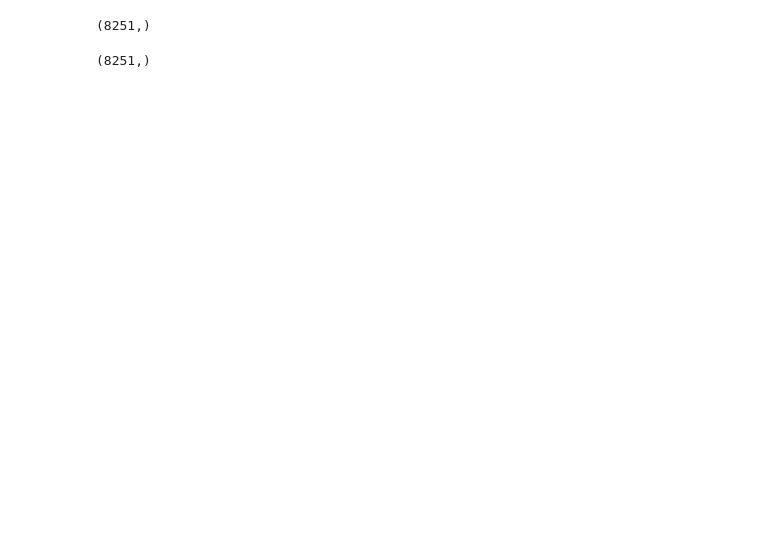
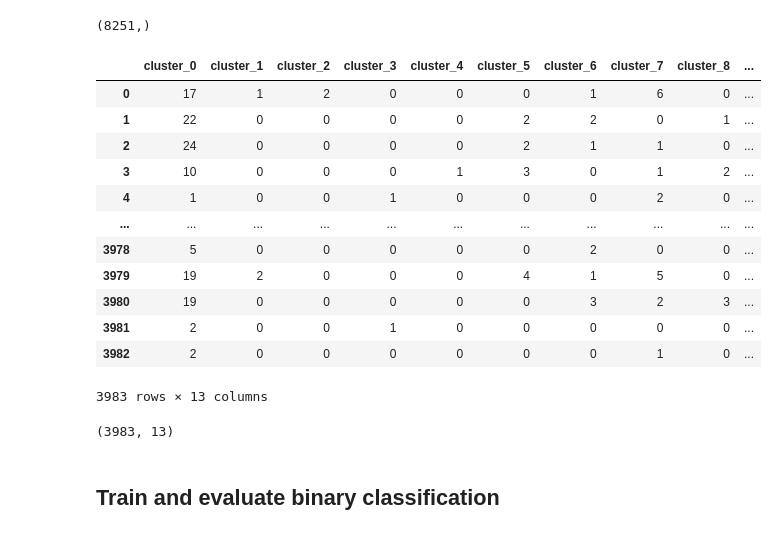
Before and after one commit to VasilikiZarkadoula/Advanced-Machine-Learning-Auth-2023, a Jupyter notebook: Assignment2/Assignment_2_Part_B.ipynb, the cells around one changed output. Saved outputs shown, nothing was run; the diff lists cells and outputs as text; code cells hidden in the pictures; blank space fills up the shorter version.

```diff
--- a/Assignment2/Assignment_2_Part_B.ipynb
+++ b/Assignment2/Assignment_2_Part_B.ipynb
@@ -254,0 +293,2 @@ cluster_sentences
+# %%
+cluster_t_sentences = sentence_cluster(test_sent, test_clusters)
@@ -343,7 +443,27 @@ train_doc_clustered
 train_binary_labels.shape
 # %% [output]
 (8251,)
-# %%
-train_binary_labels.shape
-# %% [output]
-(8251,)
+# %%
+test_doc_clustered = docs_per_cluster(k, test_doc_clustered)
+# %%
+test_doc_clustered
+# %% [output]
+|  | cluster_0 | cluster_1 | cluster_2 | cluster_3 | cluster_4 | cluster_5 | cluster_6 | cluster_7 | cluster_8 | ... |
+| 0 | 17 | 1 | 2 | 0 | 0 | 0 | 1 | 6 | 0 | ... |
+| 1 | 22 | 0 | 0 | 0 | 0 | 2 | 2 | 0 | 1 | ... |
+| 2 | 24 | 0 | 0 | 0 | 0 | 2 | 1 | 1 | 0 | ... |
+| 3 | 10 | 0 | 0 | 0 | 1 | 3 | 0 | 1 | 2 | ... |
+| 4 | 1 | 0 | 0 | 1 | 0 | 0 | 0 | 2 | 0 | ... |
+| ... | ... | ... | ... | ... | ... | ... | ... | ... | ... | ... |
+| 3978 | 5 | 0 | 0 | 0 | 0 | 0 | 2 | 0 | 0 | ... |
+| 3979 | 19 | 2 | 0 | 0 | 0 | 4 | 1 | 5 | 0 | ... |
+| 3980 | 19 | 0 | 0 | 0 | 0 | 0 | 3 | 2 | 3 | ... |
+| 3981 | 2 | 0 | 0 | 1 | 0 | 0 | 0 | 0 | 0 | ... |
+| 3982 | 2 | 0 | 0 | 0 | 0 | 0 | 0 | 1 | 0 | ... |
+3983 rows × 13 columns
+# %%
+test_doc_clustered.shape
+# %% [output]
+(3983, 13)
+# %% [markdown]
+## Train and evaluate binary classification
```
Also changed, not shown: parts of 33 cells of this notebook.
